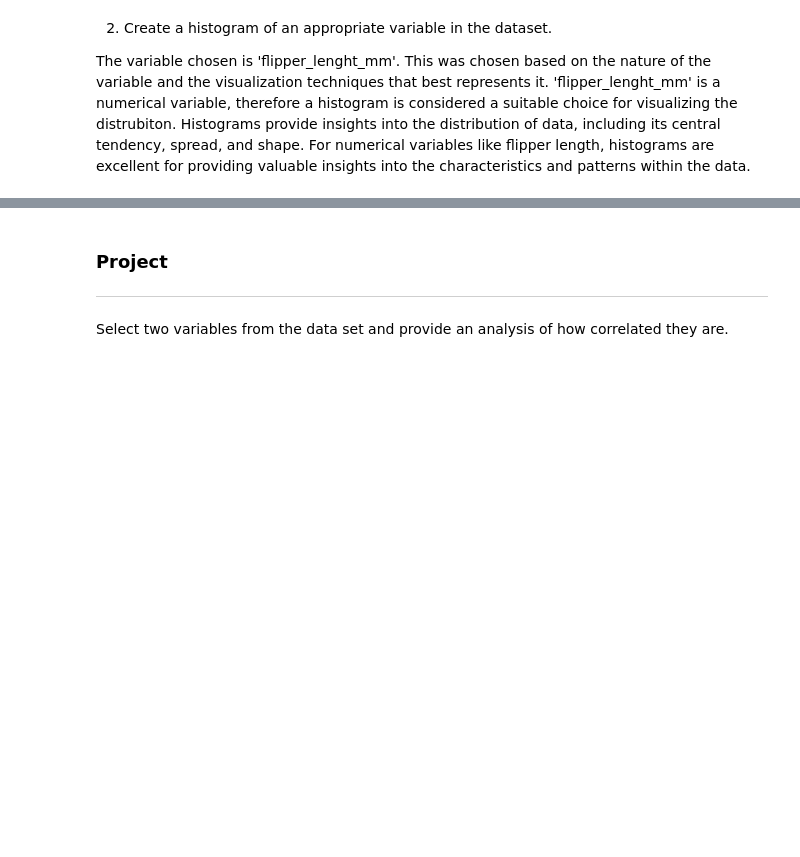
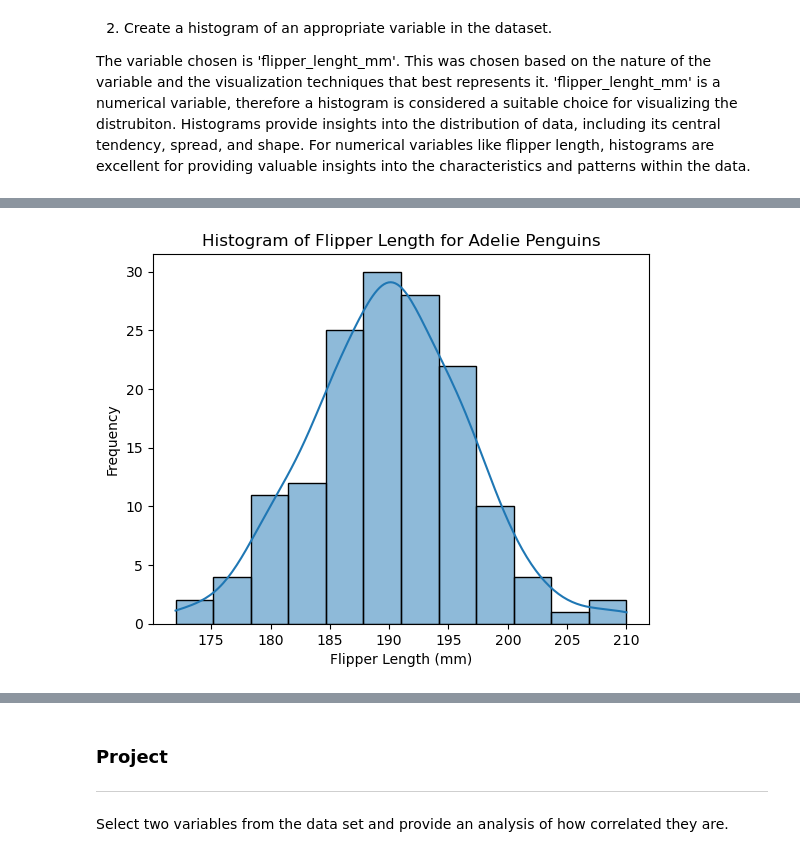
Before and after one commit to teesesmit/Data_analytics_project_24, a Jupyter notebook: penguins.ipynb, the cells around one changed output, grey strips where cells are left out. Saved outputs shown, nothing was run; the diff lists cells and outputs as text; code cells hidden in the pictures; blank space fills up the shorter version.

```diff
--- a/penguins.ipynb
+++ b/penguins.ipynb
@@ -122,0 +134,16 @@ plt.show()
+# %%
+# Filter the dataset for Adelie penguins
+adelie_penguins = df[df["species"] == "Adelie"]
+
+# Specify the numerical variable
+flipper_length_mm = adelie_penguins["flipper_length_mm"]
+
+# Create the histogram
+plt.figure
+sns.histplot(data=adelie_penguins, x=flipper_length_mm, kde=True)
+plt.title('Histogram of Flipper Length for Adelie Penguins')
+plt.xlabel('Flipper Length (mm)')
+plt.ylabel('Frequency')
+plt.show()
+# %% [output]
+[figure, added]
```
Also changed, not shown: parts of 7 cells of this notebook.
